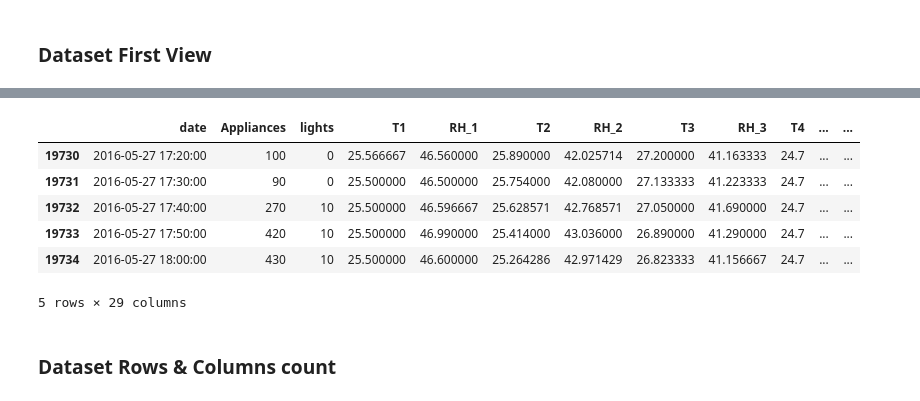
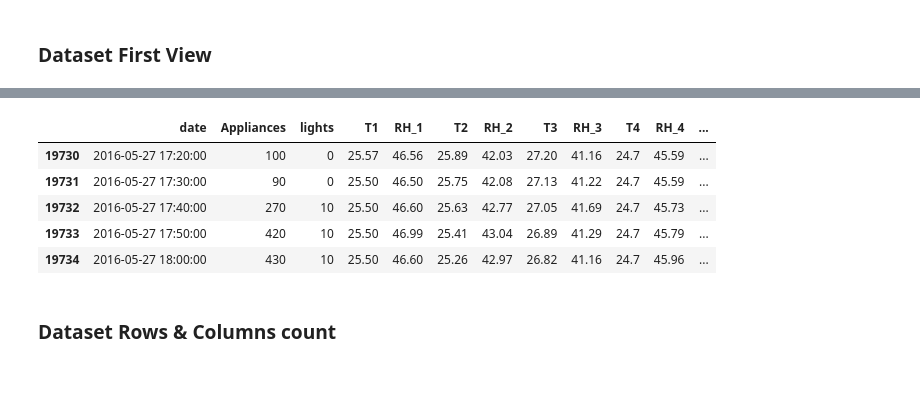
Before and after one commit to 1002Sam/Regression-Project---Appliance-Energy-Prediction, a Jupyter notebook: Regression_Project_Appliance_Energy_Prediction.ipynb, the cells around one changed output, grey strips where cells are left out. Saved outputs shown, nothing was run; the diff lists cells and outputs as text; code cells hidden in the pictures.

```diff
--- a/Regression_Project_Appliance_Energy_Prediction.ipynb
+++ b/Regression_Project_Appliance_Energy_Prediction.ipynb
@@ -85,10 +85,11 @@ import numpy as np
 import matplotlib.pyplot as plt
 %matplotlib inline
 import seaborn as sns
-from datetime import datetime
+from datetime import datetime as dt
 import warnings
 warnings.filterwarnings('ignore')
 import missingno as mno
+pd.set_option('display.max_columns', None)  #This is for displaying all columns
 
 from sklearn.model_selection import train_test_split
 from sklearn.preprocessing import OneHotEncoder
@@ -139,13 +138,12 @@ data.head()  #Top 5 rows of dataset
 # %%
-data.tail() #Bottom 5 rows of dataset
+data.tail().round(2) #Bottom 5 rows of dataset
 # %% [output]
-|  | date | Appliances | lights | T1 | RH_1 | T2 | RH_2 | T3 | RH_3 | T4 | ... | ... |
-| 19730 | 2016-05-27 17:20:00 | 100 | 0 | 25.566667 | 46.560000 | 25.890000 | 42.025714 | 27.200000 | 41.163333 | 24.7 | ... | ... |
-| 19731 | 2016-05-27 17:30:00 | 90 | 0 | 25.500000 | 46.500000 | 25.754000 | 42.080000 | 27.133333 | 41.223333 | 24.7 | ... | ... |
-| 19732 | 2016-05-27 17:40:00 | 270 | 10 | 25.500000 | 46.596667 | 25.628571 | 42.768571 | 27.050000 | 41.690000 | 24.7 | ... | ... |
-| 19733 | 2016-05-27 17:50:00 | 420 | 10 | 25.500000 | 46.990000 | 25.414000 | 43.036000 | 26.890000 | 41.290000 | 24.7 | ... | ... |
-| 19734 | 2016-05-27 18:00:00 | 430 | 10 | 25.500000 | 46.600000 | 25.264286 | 42.971429 | 26.823333 | 41.156667 | 24.7 | ... | ... |
+|  | date | Appliances | lights | T1 | RH_1 | T2 | RH_2 | T3 | RH_3 | T4 | RH_4 | ... |
+| 19730 | 2016-05-27 17:20:00 | 100 | 0 | 25.57 | 46.56 | 25.89 | 42.03 | 27.20 | 41.16 | 24.7 | 45.59 | ... |
+| 19731 | 2016-05-27 17:30:00 | 90 | 0 | 25.50 | 46.50 | 25.75 | 42.08 | 27.13 | 41.22 | 24.7 | 45.59 | ... |
+| 19732 | 2016-05-27 17:40:00 | 270 | 10 | 25.50 | 46.60 | 25.63 | 42.77 | 27.05 | 41.69 | 24.7 | 45.73 | ... |
+| 19733 | 2016-05-27 17:50:00 | 420 | 10 | 25.50 | 46.99 | 25.41 | 43.04 | 26.89 | 41.29 | 24.7 | 45.79 | ... |
+| 19734 | 2016-05-27 18:00:00 | 430 | 10 | 25.50 | 46.60 | 25.26 | 42.97 | 26.82 | 41.16 | 24.7 | 45.96 | ... |
-5 rows × 29 columns
 # %% [markdown]
 ### Dataset Rows & Columns count
 # %%
```
Also changed, not shown: parts of 83 cells of this notebook.
